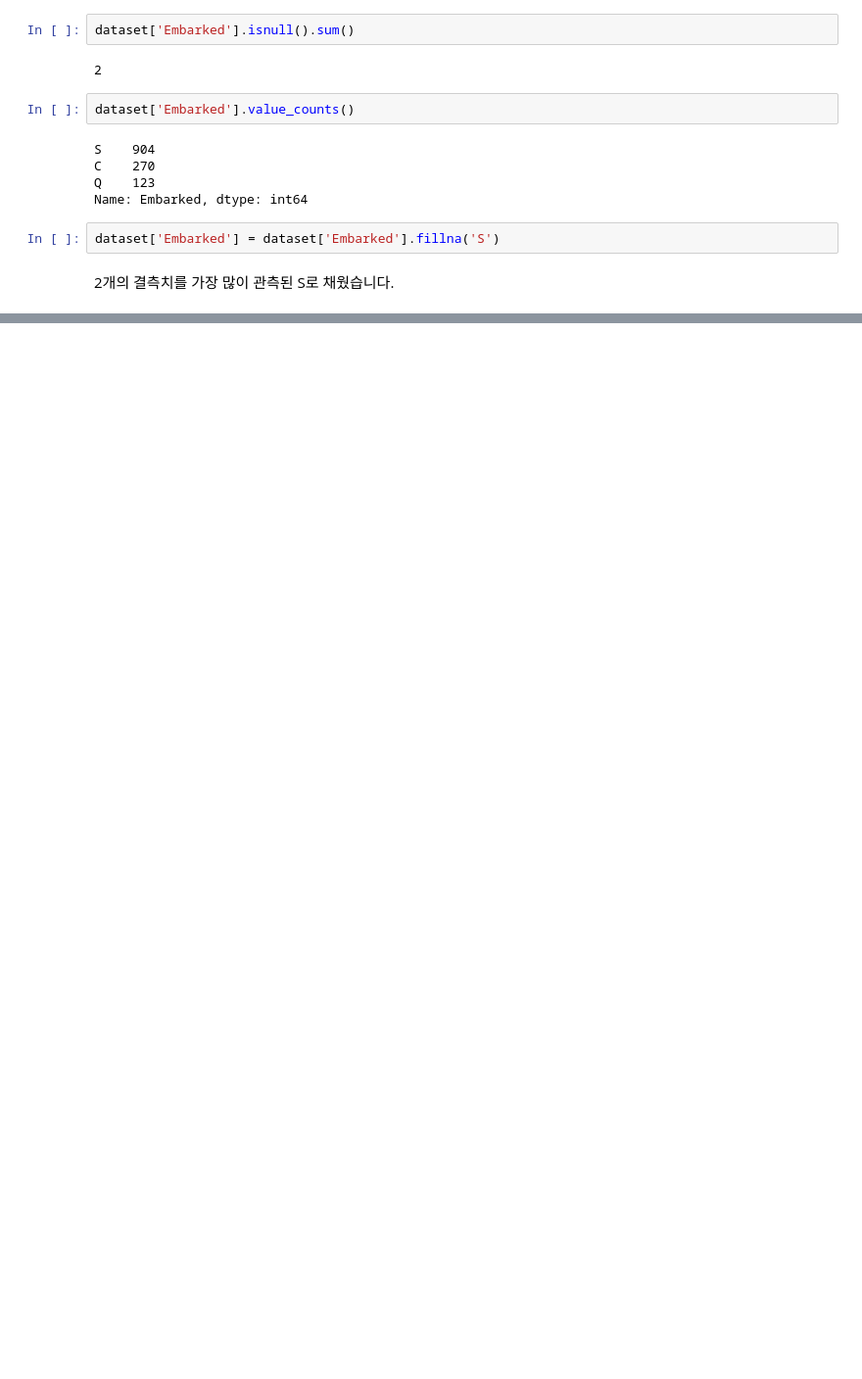
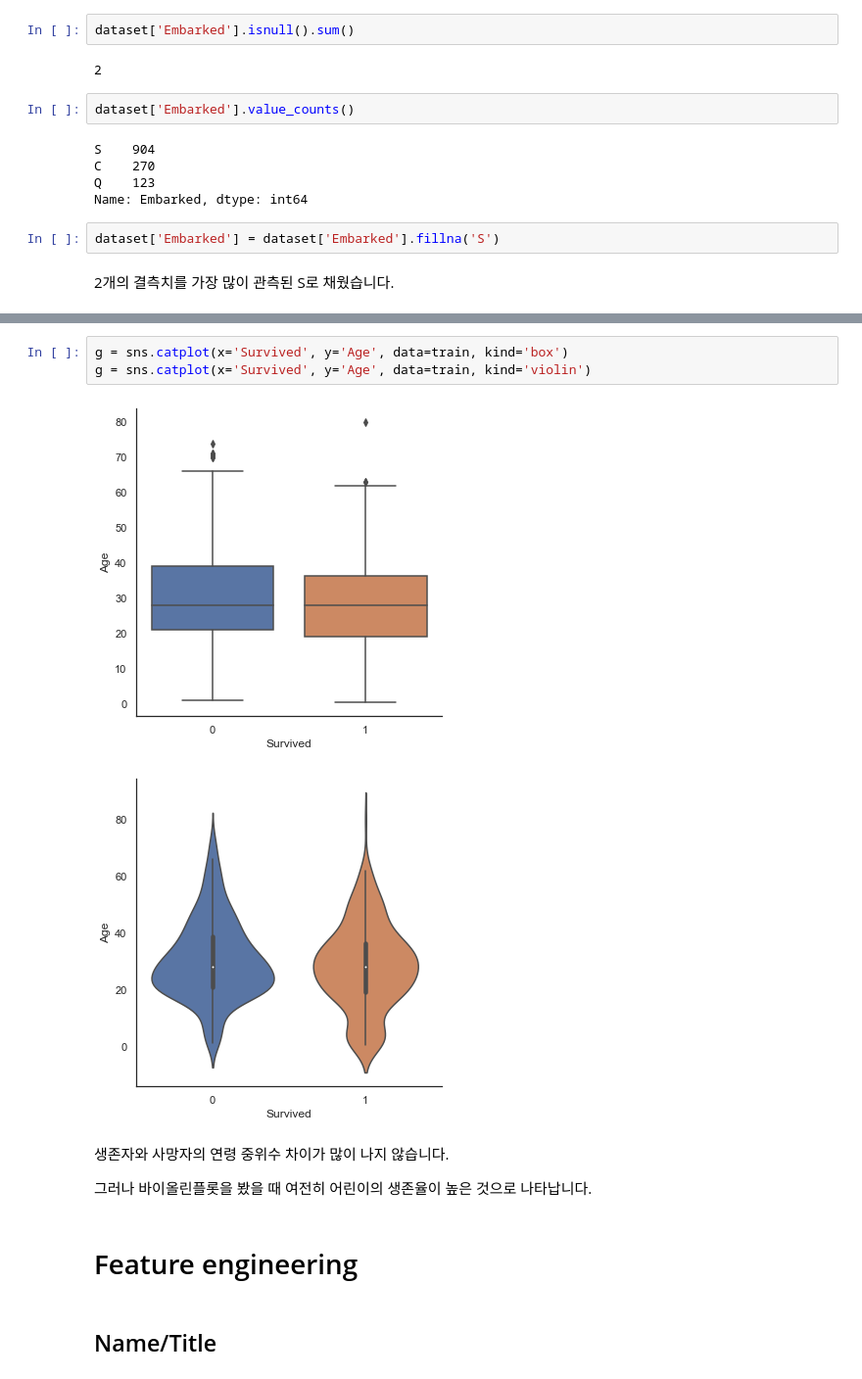
Before and after one commit to Haebuk/kagglestudy, a Jupyter notebook: Titanic competition/titanic_3_유재성.ipynb, the cells around one changed output, grey strips where cells are left out. Shown: that part at 98% size. Cells and saved outputs as stored; diff of their text form; blank space fills up the shorter version.

```diff
--- a/Titanic competition/titanic_3_유재성.ipynb
+++ b/Titanic competition/titanic_3_유재성.ipynb
@@ -335,0 +400,14 @@ g = g.set_ylabels('Survival probabilty')
+# %%
+g = sns.catplot(x='Survived', y='Age', data=train, kind='box')
+g = sns.catplot(x='Survived', y='Age', data=train, kind='violin')
+# %% [output]
+[figure, added]
+[figure, added]
+# %% [markdown]
+생존자와 사망자의 연령 중위수 차이가 많이 나지 않습니다.
+
+그러나 바이올린플롯을 봤을 때 여전히 어린이의 생존율이 높은 것으로 나타납니다.
+# %% [markdown]
+# Feature engineering
+# %% [markdown]
+## Name/Title
```
Also changed, not shown: parts of 59 cells of this notebook.
